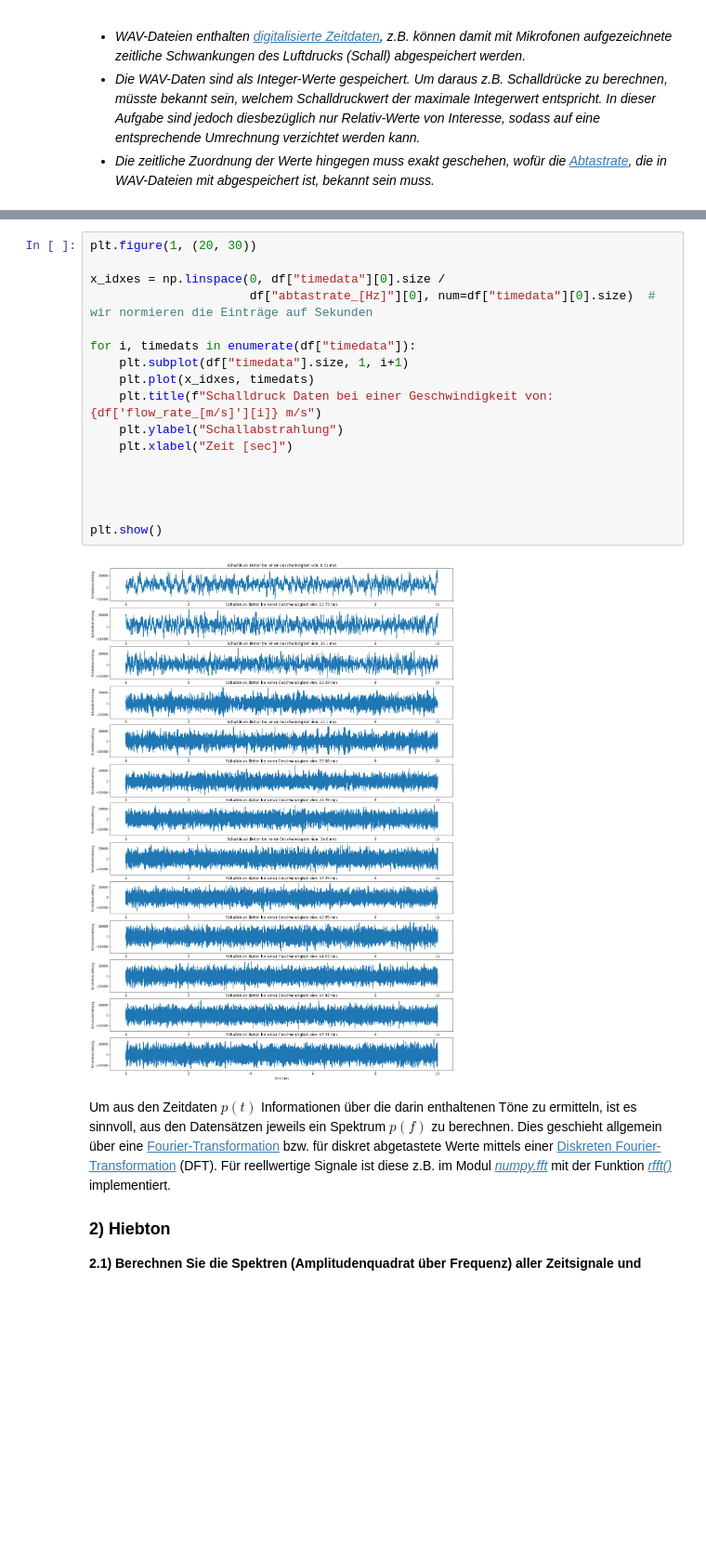
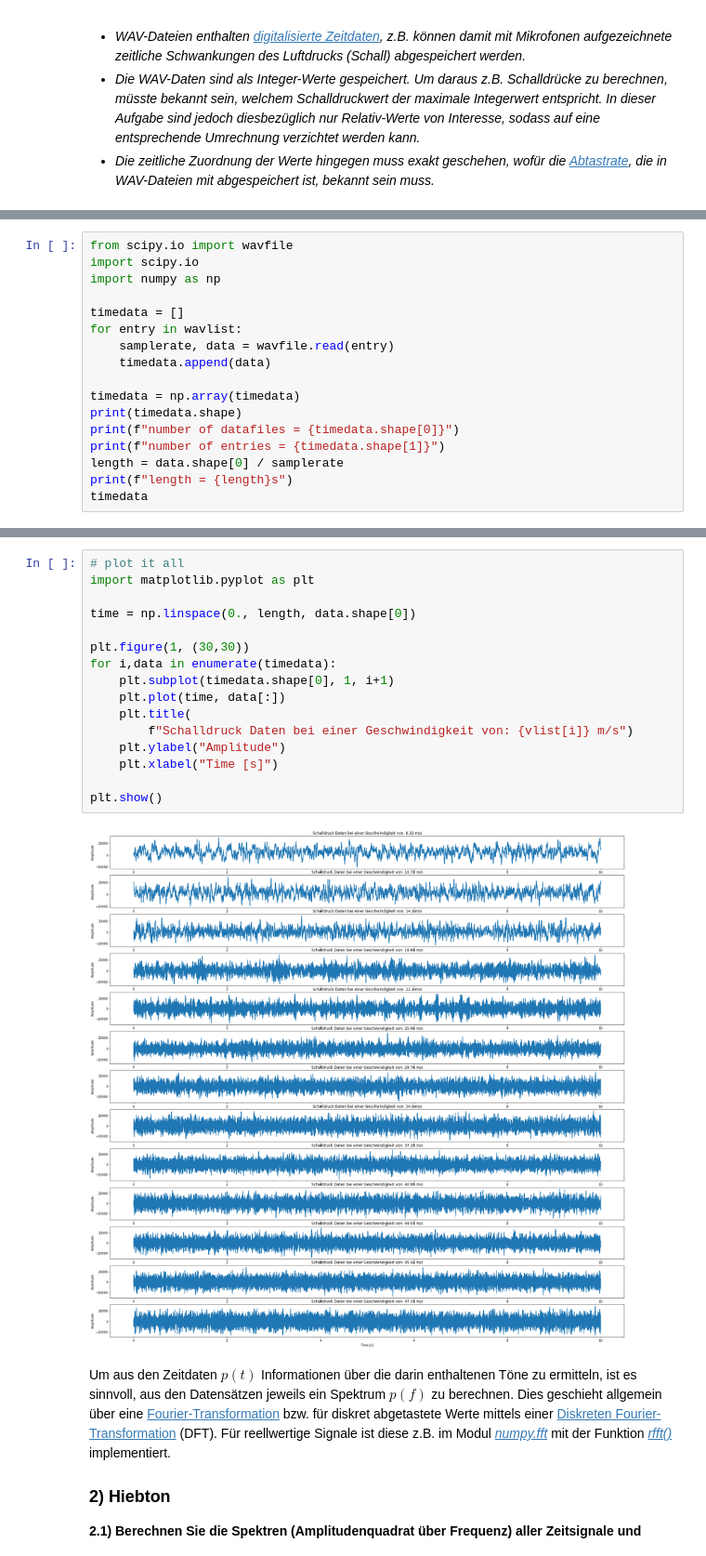
Before and after one commit to jlb-jlb/python_fuer_Ings, a Jupyter notebook: HA4/HA4_Gruppe186.ipynb, the cells around one changed output, grey strips where cells are left out. Shown at 93% size. Saved outputs shown, nothing was run; the diff lists cells and outputs as text; blank space fills up the shorter version.

```diff
--- a/HA4/HA4_Gruppe186.ipynb
+++ b/HA4/HA4_Gruppe186.ipynb
@@ -100,0 +58,17 @@ df[timedata][0] shape: (512000,)
+# %%
+from scipy.io import wavfile
+import scipy.io
+import numpy as np
+
+timedata = []
+for entry in wavlist:
+    samplerate, data = wavfile.read(entry)
+    timedata.append(data)
+
+timedata = np.array(timedata)
+print(timedata.shape)
+print(f"number of datafiles = {timedata.shape[0]}")
+print(f"number of entries = {timedata.shape[1]}")
+length = data.shape[0] / samplerate
+print(f"length = {length}s")
+timedata
@@ -101,22 +87,21 @@ df[timedata][0] shape: (512000,)
 # %%
-plt.figure(1, (20, 30))
+# plot it all
+import matplotlib.pyplot as plt
 
-x_idxes = np.linspace(0, df["timedata"][0].size /
-                      df["abtastrate_[Hz]"][0], num=df["timedata"][0].size)  # wir normieren die Einträge auf Sekunden
+time = np.linspace(0., length, data.shape[0])
 
-for i, timedats in enumerate(df["timedata"]):
-    plt.subplot(df["timedata"].size, 1, i+1)
-    plt.plot(x_idxes, timedats)
-    plt.title(f"Schalldruck Daten bei einer Geschwindigkeit von: {df['flow_rate_[m/s]'][i]} m/s")
-    plt.ylabel("Schallabstrahlung")
-    plt.xlabel("Zeit [sec]")
-
-
-
+plt.figure(1, (30,30))
+for i,data in enumerate(timedata):
+    plt.subplot(timedata.shape[0], 1, i+1)
+    plt.plot(time, data[:])
+    plt.title(
+        f"Schalldruck Daten bei einer Geschwindigkeit von: {vlist[i]} m/s")
+    plt.ylabel("Amplitude")
+    plt.xlabel("Time [s]")
 
 plt.show()
 # %% [output]
-[figure, old version]
+[figure, new version]
 # %% [markdown]
 Um aus den Zeitdaten $p(t)$ Informationen über die darin enthaltenen Töne zu ermitteln, ist es sinnvoll, aus den Datensätzen jeweils ein Spektrum $p(f)$ zu berechnen.
 Dies geschieht allgemein über eine [Fourier-Transformation](https://de.wikipedia.org/wiki/Fourier-Transformation) bzw. für diskret abgetastete Werte mittels einer [Diskreten Fourier-Transformation](https://de.wikipedia.org/wiki/Diskrete_Fourier-Transformation) (DFT). Für reellwertige Signale ist diese z.B. im Modul [*numpy.fft*](https://docs.scipy.org/doc/numpy/reference/routines.fft.html) mit der Funktion [*rfft()*](https://docs.scipy.org/doc/numpy/reference/generated/numpy.fft.rfft.html) implementiert.
```
Also changed, not shown: parts of 12 cells of this notebook.
